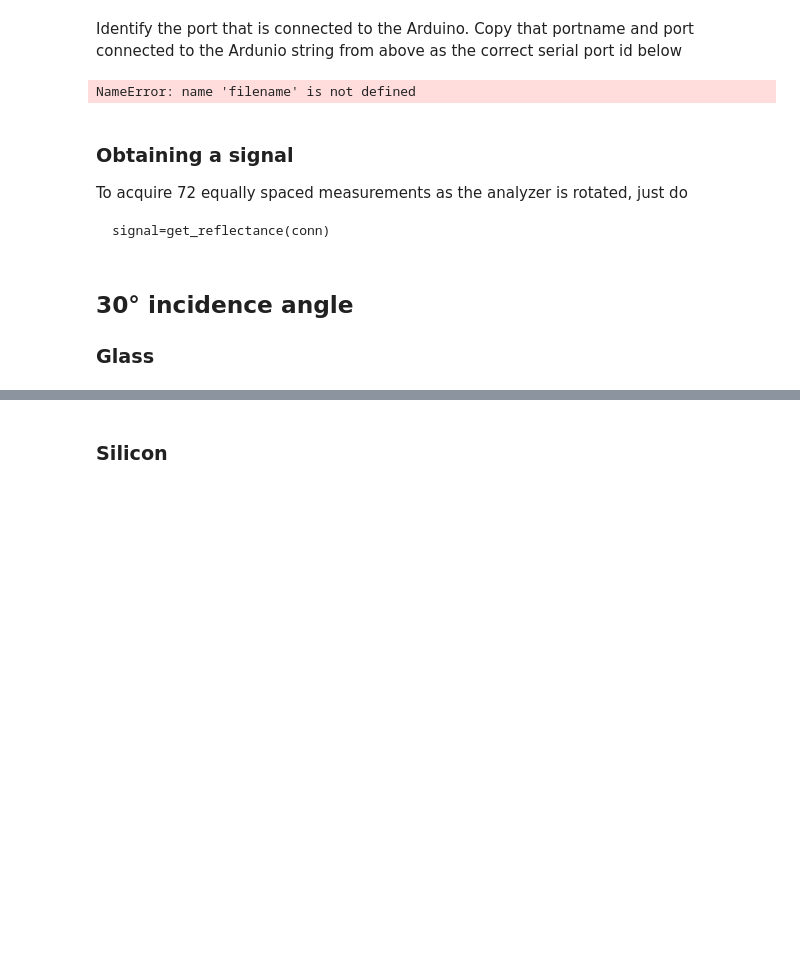
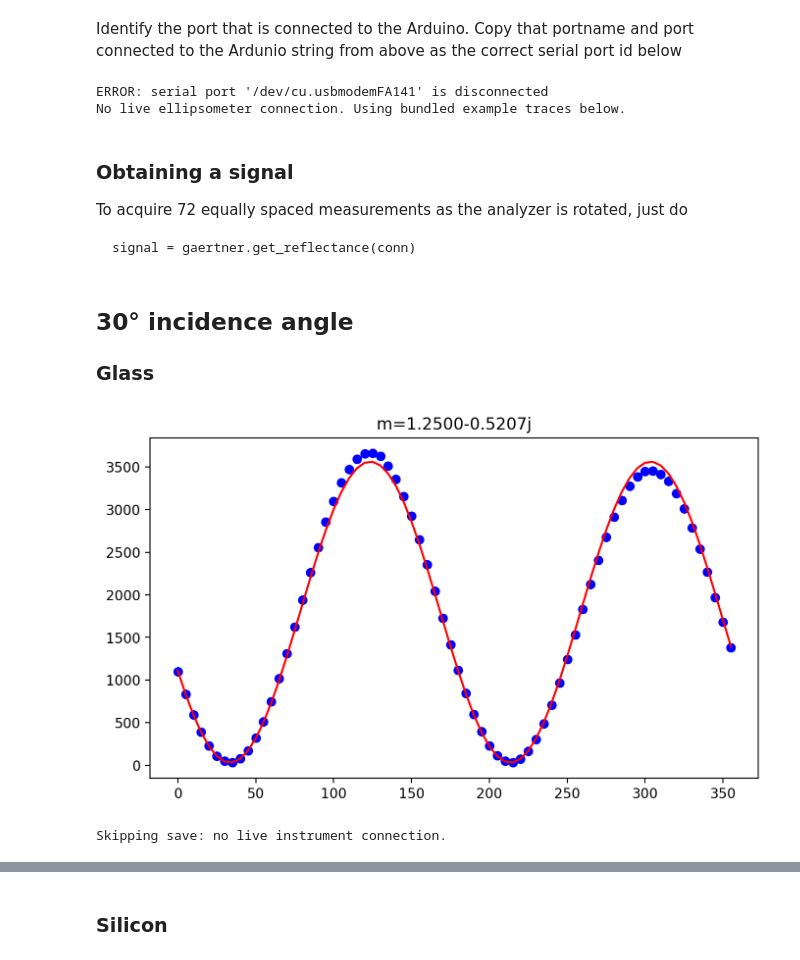
Before and after one commit to scottprahl/pypolar, a Jupyter notebook: docs/10d-Ellipsometry.ipynb, the cells around one changed output, grey strips where cells are left out. Saved outputs shown, nothing was run; the diff lists cells and outputs as text; code cells hidden in the pictures; blank space fills up the shorter version.

````diff
--- a/docs/10d-Ellipsometry.ipynb
+++ b/docs/10d-Ellipsometry.ipynb
@@ -369,3 +9,18 @@ def show_fit_and_ellipse(name, phi, signal, theta_p, QWP):
+# %%
+%config InlineBackend.figure_format = 'retina'
+
+import sys
+import numpy as np
+import matplotlib.pyplot as plt
+from matplotlib import gridspec
+from matplotlib import animation
+plt.rcParams["animation.html"] = "jshtml"
+
+from pypolar import fresnel
+import pypolar.jones as jones
+from pypolar import ellipsometry as ell
+import pypolar.gaertner as gaertner
+import pypolar.visualization as vis
 # %% [markdown]
 ## Hardware
 
@@ -667,14 +705,17 @@ Copy that portname and port connected to the Ardunio string from above as the co
 id = "/dev/cu.usbmodemFA141"  # UPDATE ME
 
 conn = gaertner.connect_to_ellipsometer(id)
+if conn is None:
+    print("No live ellipsometer connection. Using bundled example traces below.")
 # %% [output]
-NameError: name 'filename' is not defined
+ERROR: serial port '/dev/cu.usbmodemFA141' is disconnected
+No live ellipsometer connection. Using bundled example traces below.
 # %% [markdown]
 ### Obtaining a signal
 
 To acquire 72 equally spaced measurements as the analyzer is rotated, just do
 ```
-signal=get_reflectance(conn)
+signal = gaertner.get_reflectance(conn)
 ```
 # %% [markdown]
 ## 30° incidence angle
@@ -687,20 +724,28 @@ help(np.angle)
 # %%
 # glass, polarizer at 45°, no QWP, theta_i=30°
 QWP = False
 P = np.radians(45)
 theta_i = np.radians(30)
 
-signal = gaertner.avg_reflectance(conn)
+signal = bk7_30_45_0.copy() if conn is None else gaertner.avg_reflectance(conn)
 rho, fit = ell.rho_from_rotating_analyzer_data(phi, signal, P, QWP=QWP)
 m = ell.m_from_rho(rho, theta_i)
 
+plt.figure(figsize=(8,4.5))
 plt.plot(phiD, signal, "bo")
 plt.plot(phiD, fit, "r")
 plt.title("m=%.4f%+.4fj" % (m.real, m.imag))
 plt.show()
+# %% [output]
+[figure, added]
 # %%
-# save if it looks good (gain is set properly, etc.
-gaertner.save_data_with_name(signal, "glass", theta_i, P, QWP=QWP)
+# save if it looks good (gain is set properly, etc.)
+if conn is None:
+    print("Skipping save: no live instrument connection.")
+else:
+    gaertner.save_data_with_name(signal, "glass", theta_i, P, QWP=QWP)
+# %% [output]
+Skipping save: no live instrument connection.
 # %%
 # glass, polarizer at 0° with QWP at 45°
 QWP = True
````
Also changed, not shown: parts of 18 cells of this notebook, 7 other files.
